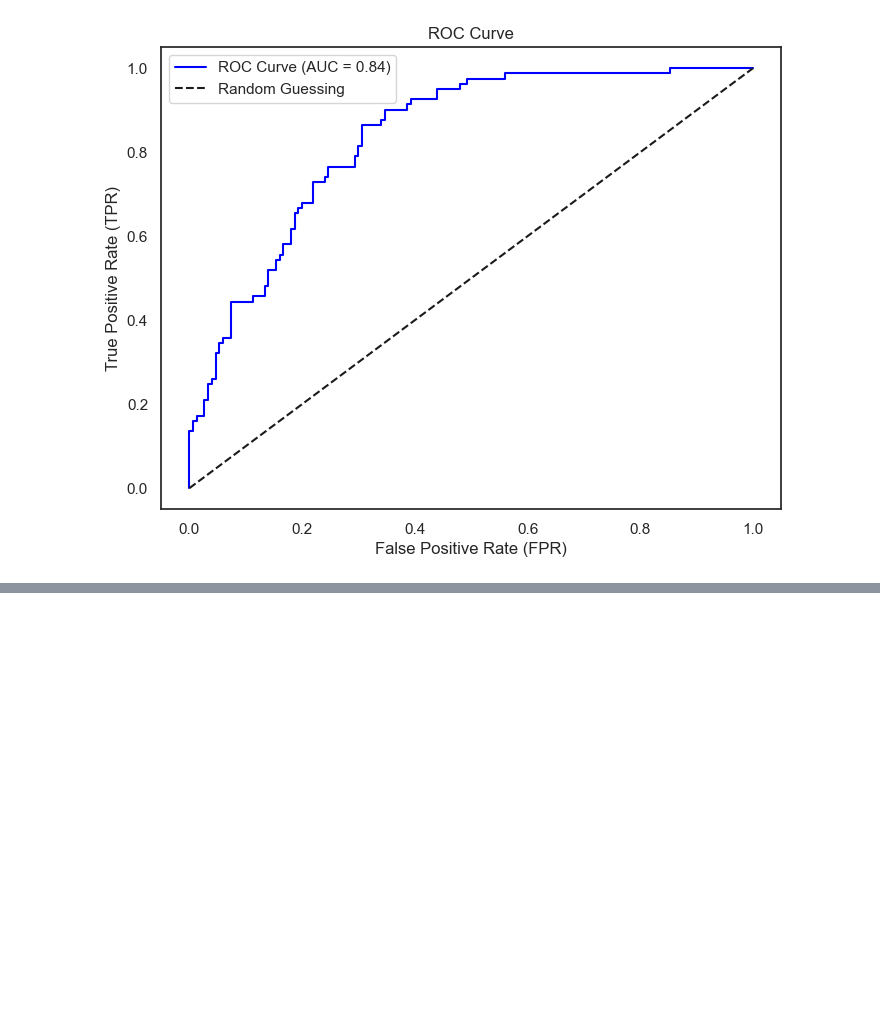
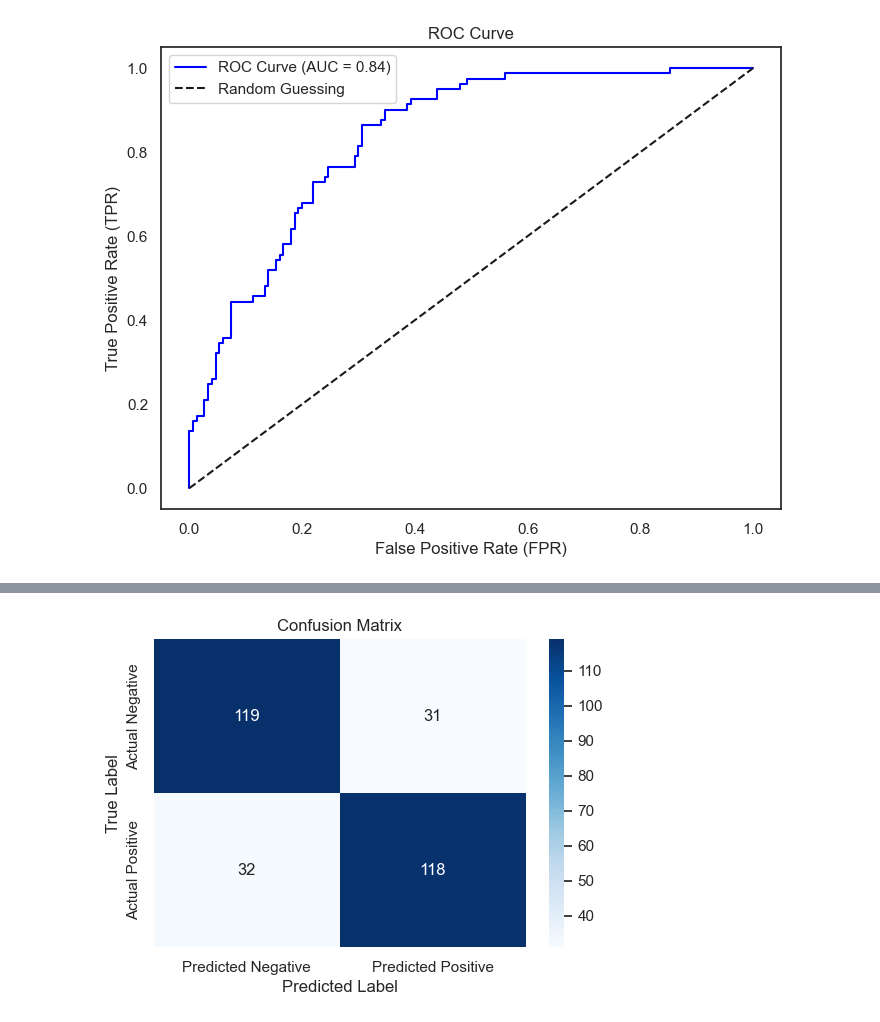
Before and after one commit to MSaidG/redesigned-garbanzo, a Jupyter notebook: project.ipynb, the cells around one changed output, grey strips where cells are left out. Saved outputs shown, nothing was run; the diff lists cells and outputs as text; code cells hidden in the pictures; blank space fills up the shorter version.

Commit message:
Add new smote tests and model

```diff
--- a/project.ipynb
+++ b/project.ipynb
@@ -1726,0 +1719,93 @@ F1 Skoru: 0.6667
+# %%
+from imblearn.over_sampling import SMOTE
+# SMOTE uygula
+
+# random_states = np.arange(0, 100)
+# f1_scores = []
+# for i in random_states:
+#     smote = SMOTE(sampling_strategy='minority', k_neighbors=5, random_state=i)
+#     X_resampled, y_resampled = smote.fit_resample(X, y)
+#     X_train, X_test, y_train, y_test = train_test_split(X_resampled, y_resampled, test_size=0.3, random_state=42, stratify=y_resampled)
+
+#     lr = LogisticRegression(random_state=42, class_weight=weights)
+#     lr.fit(X_train,y_train)
+#     predictions = lr.predict(X_test)
+#     f1 = f1_score(y_test, predictions)
+#     f1_scores.append(f1)
+
+
+smote = SMOTE(sampling_strategy='minority', k_neighbors=5, random_state=14) # random_state=14
+X_resampled, y_resampled = smote.fit_resample(X, y)
+X_train, X_test, y_train, y_test = train_test_split(X_resampled, y_resampled, test_size=0.3, random_state=42, stratify=y_resampled)
+
+
+lr = LogisticRegression(random_state=42)
+lr.fit(X_train,y_train)
+
+# Make predictions on the testing set
+predictions = lr.predict(X_test)
+print(set(predictions))
+
+# Confusion Matrix
+cm = confusion_matrix(y_test, predictions)
+
+tn, fp, fn, tp = cm.ravel()
+
+accuracy = accuracy_score(y_test, predictions)
+print(f"Doğruluk (Accuracy): {accuracy:.4f}")
+
+specificity = tn / (tn + fp)
+print(f"Specificity: {specificity:.4f}")
+
+precision = precision_score(y_test, predictions)
+print(f"Kesinlik (Precision): {precision:.4f}")
+
+sensitivity = recall_score(y_test, predictions)
+print(f"Duyarlılık (Sensitivity/Recall): {sensitivity:.4f}")
+
+f1 = f1_score(y_test, predictions)
+print(f"F1 Skoru: {f1:.4f}")
+
+# best_rs = random_states[np.argmax(f1_scores)]
+# print(f"Most stable random_state: {best_rs}, Avg F1: {max(f1_scores):.4f}")
+# print(f1_scores)
+
+# Append scores to results
+results['Model'].append("LOGISTIC REGRESSION (SMOTE)")
+results['Accuracy'].append(accuracy)
+results['Specificity'].append(specificity)
+results['Precision'].append(precision)
+results['Recall'].append(sensitivity)
+results['F1'].append(f1)
+
+
+# Plot
+plt.figure(figsize=(6, 4))
+sns.heatmap(cm, annot=True, fmt='d', cmap='Blues',
+            xticklabels=['Predicted Negative', 'Predicted Positive'],
+            yticklabels=['Actual Negative', 'Actual Positive'])
+plt.title('Confusion Matrix')
+plt.ylabel('True Label')
+plt.xlabel('Predicted Label')
+plt.show()
+
+# Get predicted probabilities for the positive class
+y_probs = lr.predict_proba(X_test)[:, 1]
+
+# Compute ROC curve
+fpr, tpr, thresholds = roc_curve(y_test, y_probs)
+auc_score = roc_auc_score(y_test, y_probs)
+results['AUC'].append(auc_score)
+
+# Plot ROC curve
+plt.figure(figsize=(8, 6))
+plt.plot(fpr, tpr, label=f'ROC Curve (AUC = {auc_score:.2f})', color='blue')
+plt.plot([0, 1], [0, 1], 'k--', label='Random Guessing')
+plt.xlabel('False Positive Rate (FPR)')
+plt.ylabel('True Positive Rate (TPR)')
+plt.title('ROC Curve')
+plt.legend()
+plt.show()
+
+joblib.dump(lr, "best_lr_smote_model.pkl")
+# %% [output]
@@ -1726,0 +1818 @@ F1 Skoru: 0.6667
+[figure, added]
```
Also changed, not shown: parts of 26 cells of this notebook, 5 other files.
